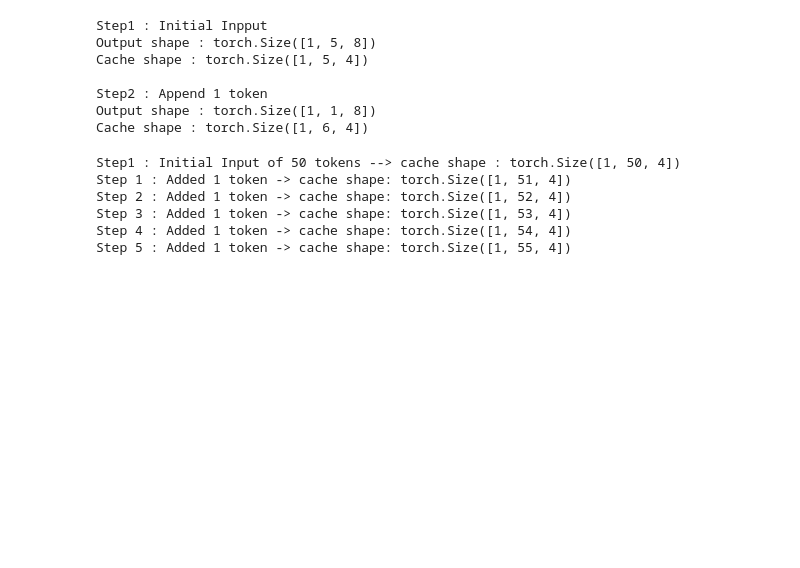
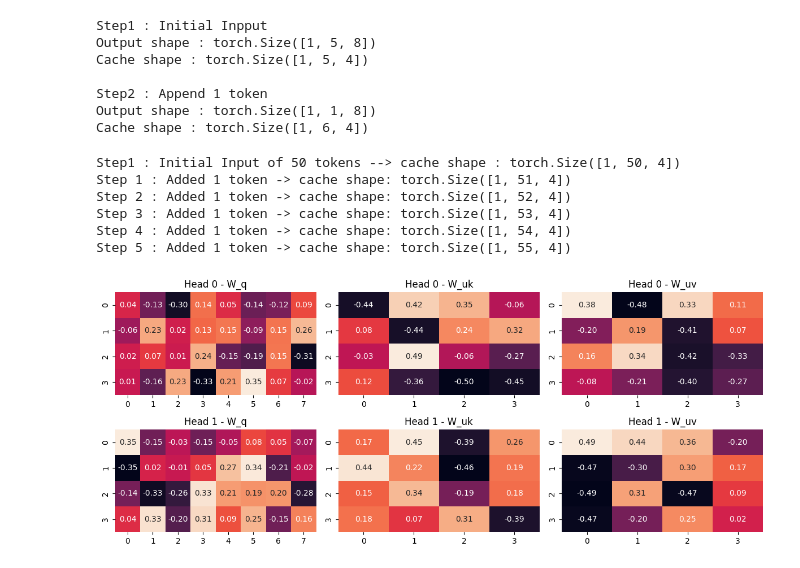
Before and after one commit to DhiaElhak-Ezzeddini/DeepSeek_From_Scratch, a Jupyter notebook: MLA_from_scratch.ipynb, the cells around one changed output. Drawn from its saved outputs; the diff is of its cells as text; code cells hidden in the pictures; blank space fills up the shorter version.

Commit message:
Mulit Head Latent Attention

```diff
--- a/MLA_from_scratch.ipynb
+++ b/MLA_from_scratch.ipynb
@@ -134,31 +134,45 @@ Step 4 : Added 1 token -> cache shape: torch.Size([1, 54, 4])
 Step 5 : Added 1 token -> cache shape: torch.Size([1, 55, 4])
 # %%
 import matplotlib.pyplot as plt
+import seaborn as sns
 class MLA(nn.Module):
     def __init__(self,d_model,n_heads,kv_latent_dim):
         super().__init__()
         self.d_model = d_model
         self.n_heads = n_heads
         self.dh = d_model // n_heads ## dim per head
 
         ## Projection layers
         self.W_q   = nn.Linear(d_model,d_model,bias=False)
         self.W_uk  = nn.Linear(kv_latent_dim,d_model,bias=False)
         self.W_uv  = nn.Linear(kv_latent_dim,d_model,bias=False)
 
-model = MLA()
+model = MLA(d_model=8,n_heads=2,kv_latent_dim=4)
 
 ## extract weights
 W_q = model.W_q.weight.detach().numpy()
 W_uk = model.W_uk.weight.detach().numpy()
 W_uv = model.W_uv.weight.detach().numpy()
 
 ## split per head
 n_heads = model.n_heads
 dh = model.dh
 W_q_heads = W_q.reshape(n_heads,dh,-1)
-W_uk_heads = W_uk.reshape(n_heads,dh,-1)
-W_uv_heads = W_uv.reshape(n_heads,dh,-1)
+W_uk_heads = W_uk.T.reshape(n_heads,dh,-1)
+W_uv_heads = W_uv.T.reshape(n_heads,dh,-1)
 
 ## Plot heatmaps
-fig , axes = plt.subplots()
+fig , axes = plt.subplots(n_heads,3,figsize=(12,5))
+for h in range(n_heads):
+    sns.heatmap(W_q_heads[h],ax=axes[h,0],cbar=False,annot=True,fmt="0.2f")
+    axes[h,0].set_title(f"Head {h} - W_q")
+
+    sns.heatmap(W_uk_heads[h],ax=axes[h,1],cbar=False,annot=True,fmt="0.2f")
+    axes[h,1].set_title(f"Head {h} - W_uk")
+
+    sns.heatmap(W_uv_heads[h],ax=axes[h,2],cbar=False,annot=True,fmt="0.2f")
+    axes[h,2].set_title(f"Head {h} - W_uv")
+plt.tight_layout()
+plt.show()
+# %% [output]
+[figure, added]
```
Also changed, not shown: parts of 1 cell of this notebook.
